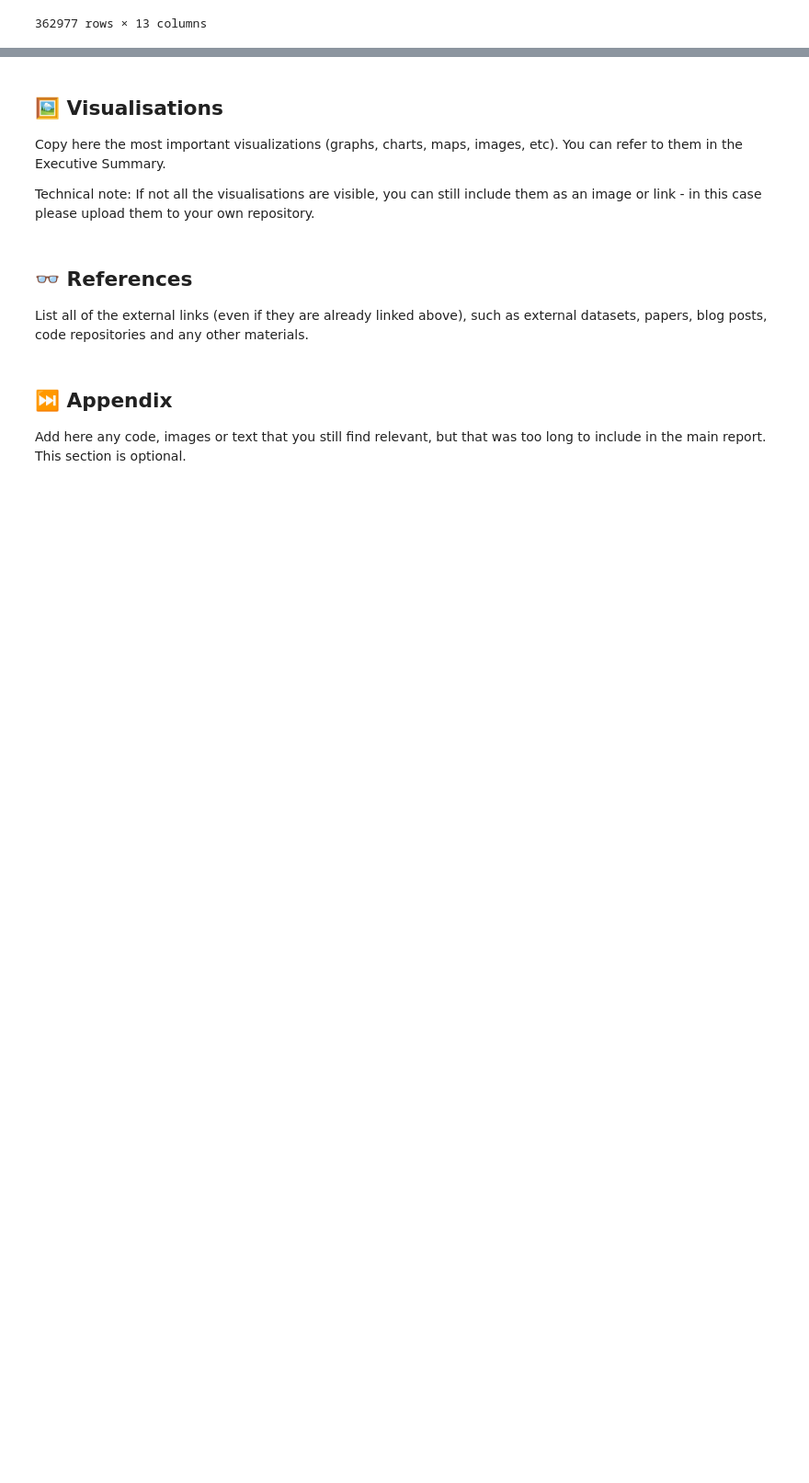
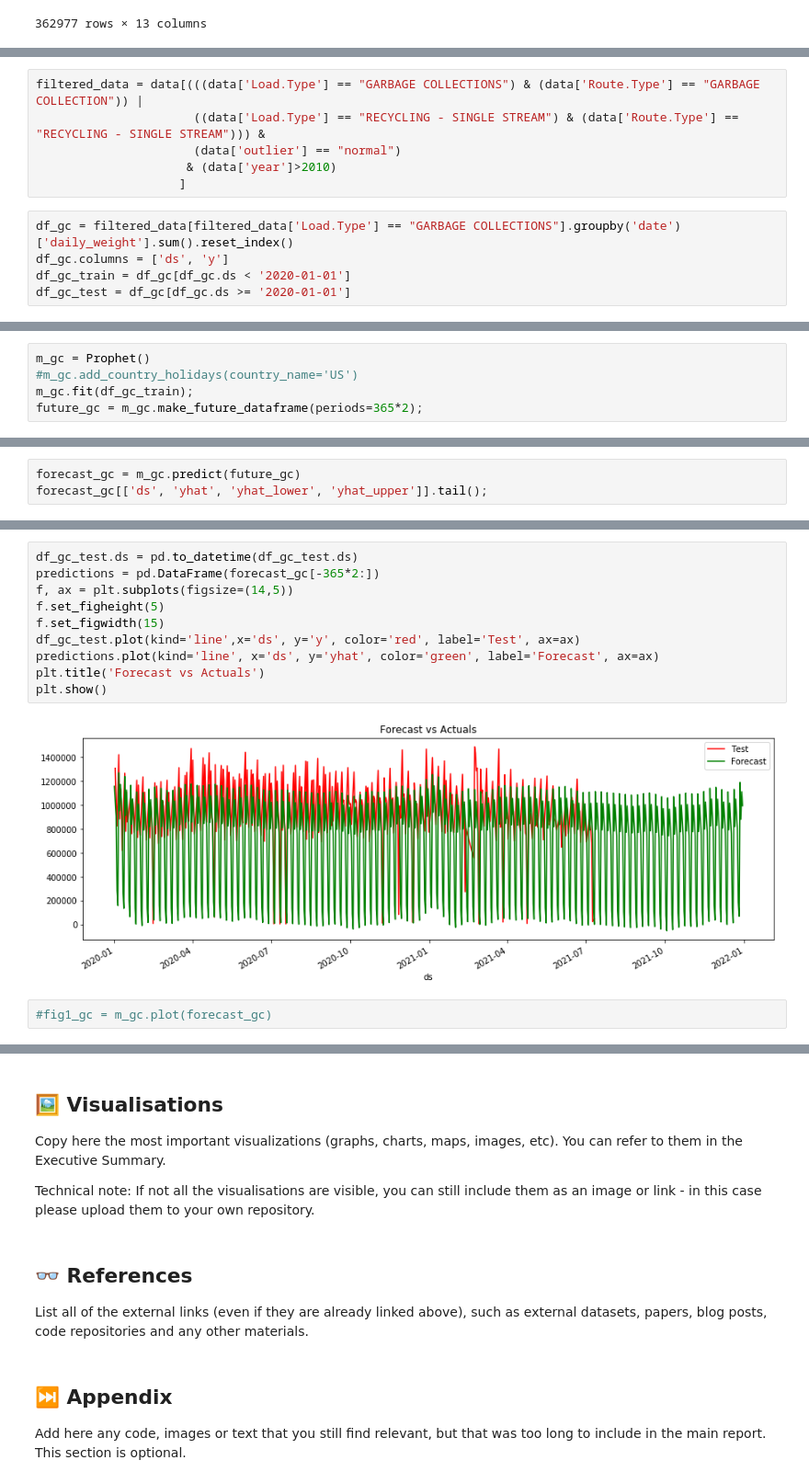
Before and after one commit to darenasc/data_world_league_2022, a Jupyter notebook: notebooks/k-nearest-teammates-submission-nb.ipynb, the cells around one changed output, grey strips where cells are left out. Shown at 92% size. Saved outputs shown, nothing was run; the diff lists cells and outputs as text; blank space fills up the shorter version.

Commit message:
adding prophet model to submission notebook

```diff
--- a/notebooks/k-nearest-teammates-submission-nb.ipynb
+++ b/notebooks/k-nearest-teammates-submission-nb.ipynb
@@ -76,0 +93,11 @@ data
+# %%
+filtered_data = data[(((data['Load.Type'] == "GARBAGE COLLECTIONS") & (data['Route.Type'] == "GARBAGE COLLECTION")) |
+                      ((data['Load.Type'] == "RECYCLING - SINGLE STREAM") & (data['Route.Type'] == "RECYCLING - SINGLE STREAM"))) &
+                      (data['outlier'] == "normal")
+                     & (data['year']>2010)
+                    ]
+# %%
+df_gc = filtered_data[filtered_data['Load.Type'] == "GARBAGE COLLECTIONS"].groupby('date')['daily_weight'].sum().reset_index()
+df_gc.columns = ['ds', 'y']
+df_gc_train = df_gc[df_gc.ds < '2020-01-01']
+df_gc_test = df_gc[df_gc.ds >= '2020-01-01']
@@ -76,0 +106,5 @@ data
+# %%
+m_gc = Prophet()
+#m_gc.add_country_holidays(country_name='US')
+m_gc.fit(df_gc_train);
+future_gc = m_gc.make_future_dataframe(periods=365*2);
@@ -76,0 +113,3 @@ data
+# %%
+forecast_gc = m_gc.predict(future_gc)
+forecast_gc[['ds', 'yhat', 'yhat_lower', 'yhat_upper']].tail();
@@ -76,0 +120,14 @@ data
+# %%
+df_gc_test.ds = pd.to_datetime(df_gc_test.ds)
+predictions = pd.DataFrame(forecast_gc[-365*2:])
+f, ax = plt.subplots(figsize=(14,5))
+f.set_figheight(5)
+f.set_figwidth(15)
+df_gc_test.plot(kind='line',x='ds', y='y', color='red', label='Test', ax=ax)
+predictions.plot(kind='line', x='ds', y='yhat', color='green', label='Forecast', ax=ax)
+plt.title('Forecast vs Actuals')
+plt.show()
+# %% [output]
+[figure, added]
+# %%
+#fig1_gc = m_gc.plot(forecast_gc)
```
Also changed, not shown: parts of 17 cells of this notebook.
